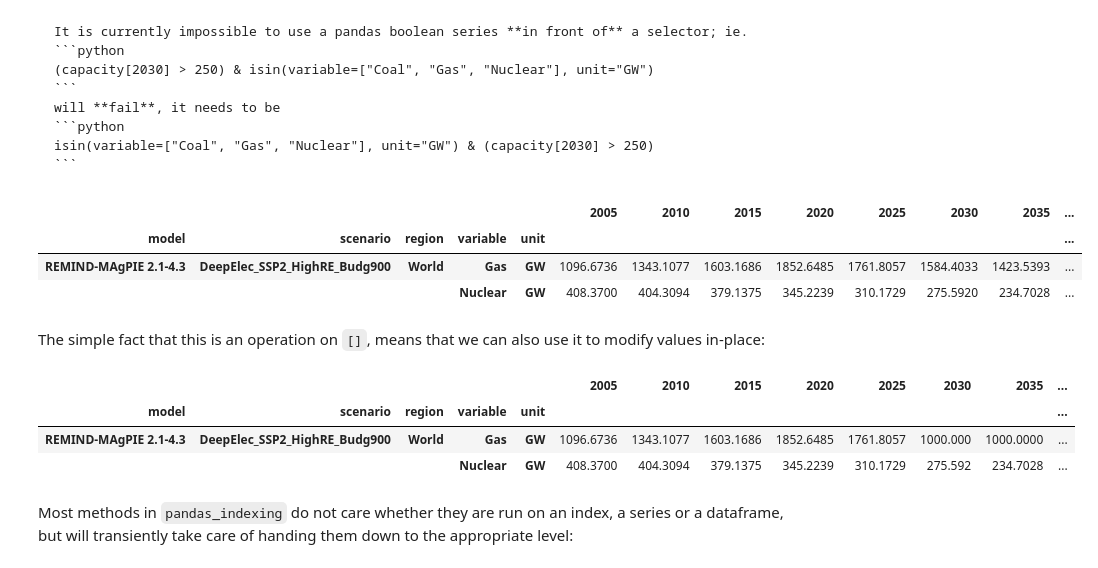
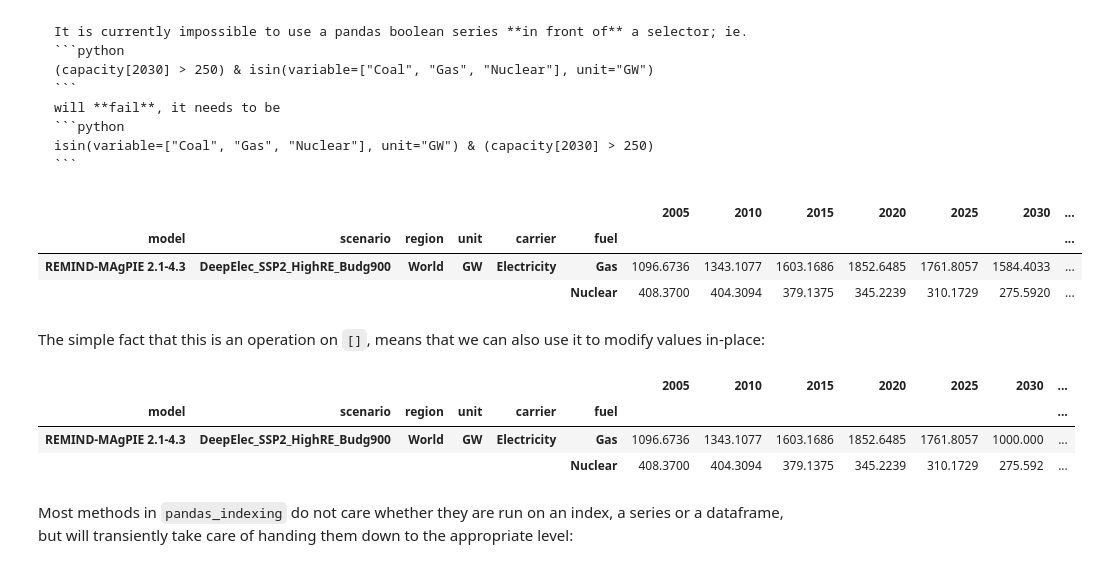
Before and after one commit to coroa/pandas-indexing, a Jupyter notebook: docs/notebooks/introduction.ipynb, the cells around one changed output. Cells and saved outputs as stored; diff of their text form; code cells hidden in the pictures.

`````diff
--- a/docs/notebooks/introduction.ipynb
+++ b/docs/notebooks/introduction.ipynb
@@ -169,0 +170,4 @@ capacity_factor.loc[isin(variable=["Solar", "Wind", "Hydro", "Geothermal"]), 203
+# %%
+generation = extractlevel(df, variable="Secondary Energy|{carrier}|{fuel}", drop=True)
+capacity = extractlevel(df, variable="Capacity|{carrier}|{fuel}", drop=True)
+generation.pix.unitdiv(capacity)
@@ -204,25 +221,25 @@ isin(variable=["Coal", "Gas", "Nuclear"], unit="GW") & (capacity[2030] > 250)
 ````
 # %%
 high_capacity_fossil = capacity.loc[
-    isin(variable=["Coal", "Gas", "Nuclear"], unit="GW") & (capacity[2030] > 250),
+    isin(fuel=["Coal", "Gas", "Nuclear"], unit="GW") & (capacity[2030] > 250),
     :2041,
 ]
 high_capacity_fossil
 # %% [output]
-|  |  |  |  |  | 2005 | 2010 | 2015 | 2020 | 2025 | 2030 | 2035 | ... |
-| model | scenario | region | variable | unit |  |  |  |  |  |  |  | ... |
-| REMIND-MAgPIE 2.1-4.3 | DeepElec_SSP2_HighRE_Budg900 | World | Gas | GW | 1096.6736 | 1343.1077 | 1603.1686 | 1852.6485 | 1761.8057 | 1584.4033 | 1423.5393 | ... |
-|  |  |  | Nuclear | GW | 408.3700 | 404.3094 | 379.1375 | 345.2239 | 310.1729 | 275.5920 | 234.7028 | ... |
+|  |  |  |  |  |  | 2005 | 2010 | 2015 | 2020 | 2025 | 2030 | ... |
+| model | scenario | region | unit | carrier | fuel |  |  |  |  |  |  | ... |
+| REMIND-MAgPIE 2.1-4.3 | DeepElec_SSP2_HighRE_Budg900 | World | GW | Electricity | Gas | 1096.6736 | 1343.1077 | 1603.1686 | 1852.6485 | 1761.8057 | 1584.4033 | ... |
+|  |  |  |  |  | Nuclear | 408.3700 | 404.3094 | 379.1375 | 345.2239 | 310.1729 | 275.5920 | ... |
 # %% [markdown]
 The simple fact that this is an operation on `[]`, means that we can also use it to modify values in-place:
 # %%
-high_capacity_fossil.loc[isin(variable="Gas"), 2030:] = 1000.0
+high_capacity_fossil.loc[isin(fuel="Gas"), 2030:] = 1000.0
 high_capacity_fossil
 # %% [output]
-|  |  |  |  |  | 2005 | 2010 | 2015 | 2020 | 2025 | 2030 | 2035 | ... |
-| model | scenario | region | variable | unit |  |  |  |  |  |  |  | ... |
-| REMIND-MAgPIE 2.1-4.3 | DeepElec_SSP2_HighRE_Budg900 | World | Gas | GW | 1096.6736 | 1343.1077 | 1603.1686 | 1852.6485 | 1761.8057 | 1000.000 | 1000.0000 | ... |
-|  |  |  | Nuclear | GW | 408.3700 | 404.3094 | 379.1375 | 345.2239 | 310.1729 | 275.592 | 234.7028 | ... |
+|  |  |  |  |  |  | 2005 | 2010 | 2015 | 2020 | 2025 | 2030 | ... |
+| model | scenario | region | unit | carrier | fuel |  |  |  |  |  |  | ... |
+| REMIND-MAgPIE 2.1-4.3 | DeepElec_SSP2_HighRE_Budg900 | World | GW | Electricity | Gas | 1096.6736 | 1343.1077 | 1603.1686 | 1852.6485 | 1761.8057 | 1000.000 | ... |
+|  |  |  |  |  | Nuclear | 408.3700 | 404.3094 | 379.1375 | 345.2239 | 310.1729 | 275.592 | ... |
 # %% [markdown]
 Most methods in `pandas_indexing` do not care whether they are run on an index, a series or a dataframe, but will transiently take care of handing them down to the appropriate level:
 # %%
`````
Also changed, not shown: parts of 24 cells of this notebook, 7 other files.
